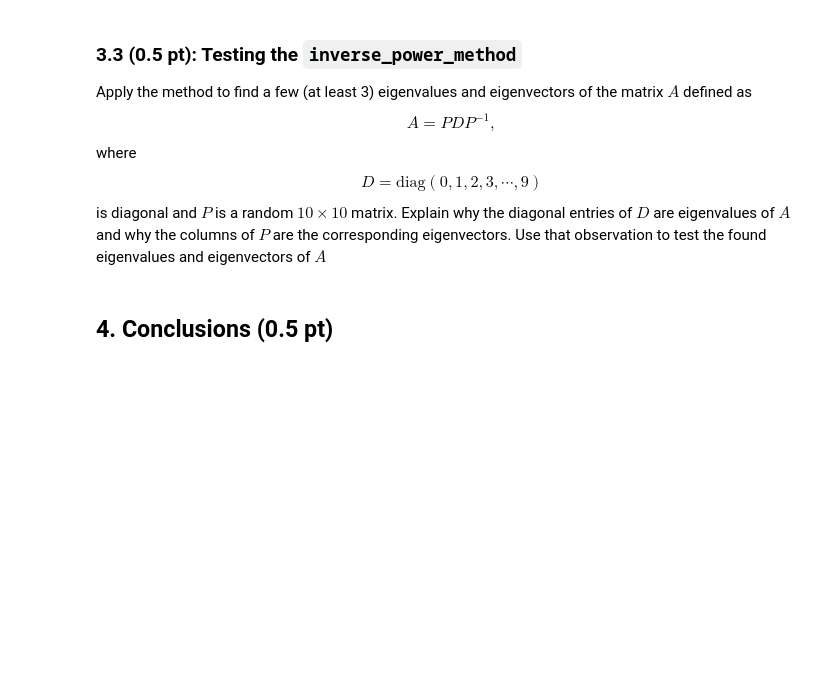
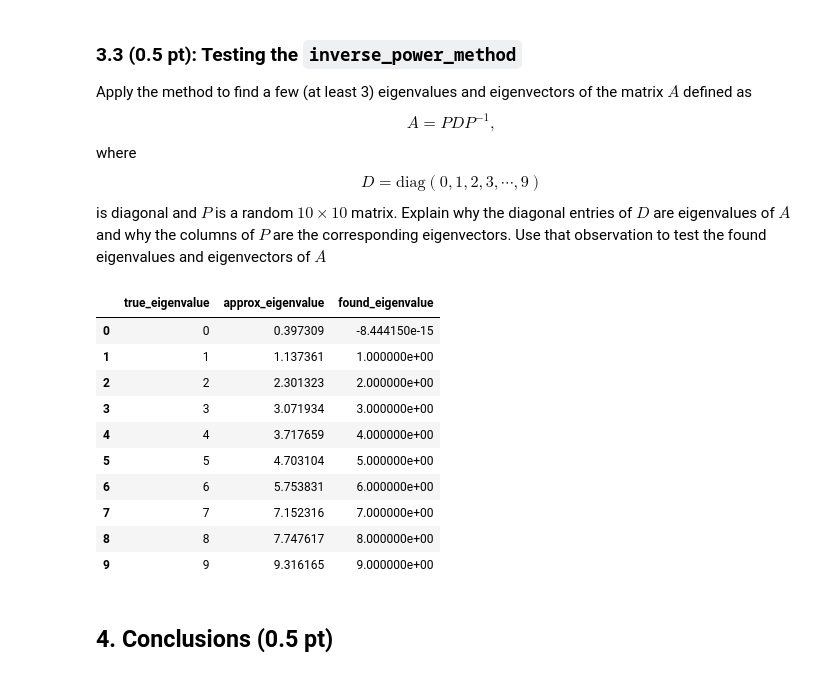
Before and after one commit to nuinashco/LinearAlgebra-UCU, a Jupyter notebook: hw2/task1-power_method.ipynb, the cells around one changed output. Saved outputs shown, nothing was run; the diff lists cells and outputs as text; code cells hidden in the pictures; blank space fills up the shorter version.

```diff
--- a/hw2/task1-power_method.ipynb
+++ b/hw2/task1-power_method.ipynb
@@ -58,7 +58,7 @@ def power_method(A, start_vector=None, tol = 0.001, max_iter=100):
         b_k = np.dot(A, b_0)
         b_k = b_k / np.linalg.norm(b_k)
 
-        if np.linalg.norm(b_k - b_0) < tol:
+        if np.allclose(b_k, b_0, atol=tol):
             break
 
         b_0 = b_k
@@ -372,6 +372,9 @@ The natural approach is to find first the dominant eigenvalue $\lambda_1$ of $A$
 ### **3.2 (0.5 pt)** Implement the inverse power method
 Function ``inverse_power_method``:
 # %%
+from scipy.linalg import lu_factor, lu_solve
+
+
 def inverse_power_method(A, approx_eigenvalue, start_eigvector=None, max_iter=100):
     """
     Return the largest eigenvalue and it's corresponding eigenvector
@@ -393,7 +396,26 @@ def inverse_power_method(A, approx_eigenvalue, start_eigvector=None, max_iter=10
     """
 
     #YOUR CODE STARTS HERE
-    pass
+    n = A.shape[0]
+
+    x = start_eigvector if start_eigvector is not None else np.random.rand(A.shape[1])
+    x = x / np.linalg.norm(x)
+
+    sigma = approx_eigenvalue
+    M = A - sigma * np.eye(n)
+    lu_and_piv = lu_factor(M) # Precompute LU to speed up solves
+
+
+    for _ in range(max_iter):
+        y = lu_solve(lu_and_piv, x)
+        x_new = y / np.linalg.norm(y)
+
+        x = x_new
+
+    eigval = np.dot(x.T, np.dot(A, x))
+
+    return eigval, x
+
     #YOUR CODE ENDS HERE
 # %% [markdown]
 ### **3.3 (0.5 pt):** Testing the ``inverse_power_method``
@@ -401,11 +423,38 @@ Apply the method to find a few (at least 3) eigenvalues and eigenvectors of the
 # %%
 D = np.diag([0,1,2,3,4,5,6,7,8,9])
 P = (20*np.random.rand(10,10) - 5)
 #define A through known eigenvalues and random eigenvectors
 A = P @ D @ np.linalg.inv(P)
 #YOUR CODE STARTS HERE
-#use the inverse_power_method to confirm the eigenvalues of A
+
+output = []
+for mu in D.diagonal():
+    approx_mu = mu + np.random.uniform(-0.4, 0.4)
+    eigval, eigvec = inverse_power_method(A=A,approx_eigenvalue=approx_mu)
+    output.append(
+        {
+            'true_eigenvalue': mu,
+            'approx_eigenvalue': approx_mu,
+            'found_eigenvalue': eigval,
+        }
+    )
+
+import pandas as pd
+pd.DataFrame(output)
+
 #YOUR CODE ENDS HERE
+# %% [output]
+|  | true_eigenvalue | approx_eigenvalue | found_eigenvalue |
+| 0 | 0 | 0.397309 | -8.444150e-15 |
+| 1 | 1 | 1.137361 | 1.000000e+00 |
+| 2 | 2 | 2.301323 | 2.000000e+00 |
+| 3 | 3 | 3.071934 | 3.000000e+00 |
+| 4 | 4 | 3.717659 | 4.000000e+00 |
+| 5 | 5 | 4.703104 | 5.000000e+00 |
+| 6 | 6 | 5.753831 | 6.000000e+00 |
+| 7 | 7 | 7.152316 | 7.000000e+00 |
+| 8 | 8 | 7.747617 | 8.000000e+00 |
+| 9 | 9 | 9.316165 | 9.000000e+00 |
 # %% [markdown]
 ## 4. Conclusions (0.5 pt)
 # %% [markdown]
```
Also changed, not shown: parts of 4 cells of this notebook.
